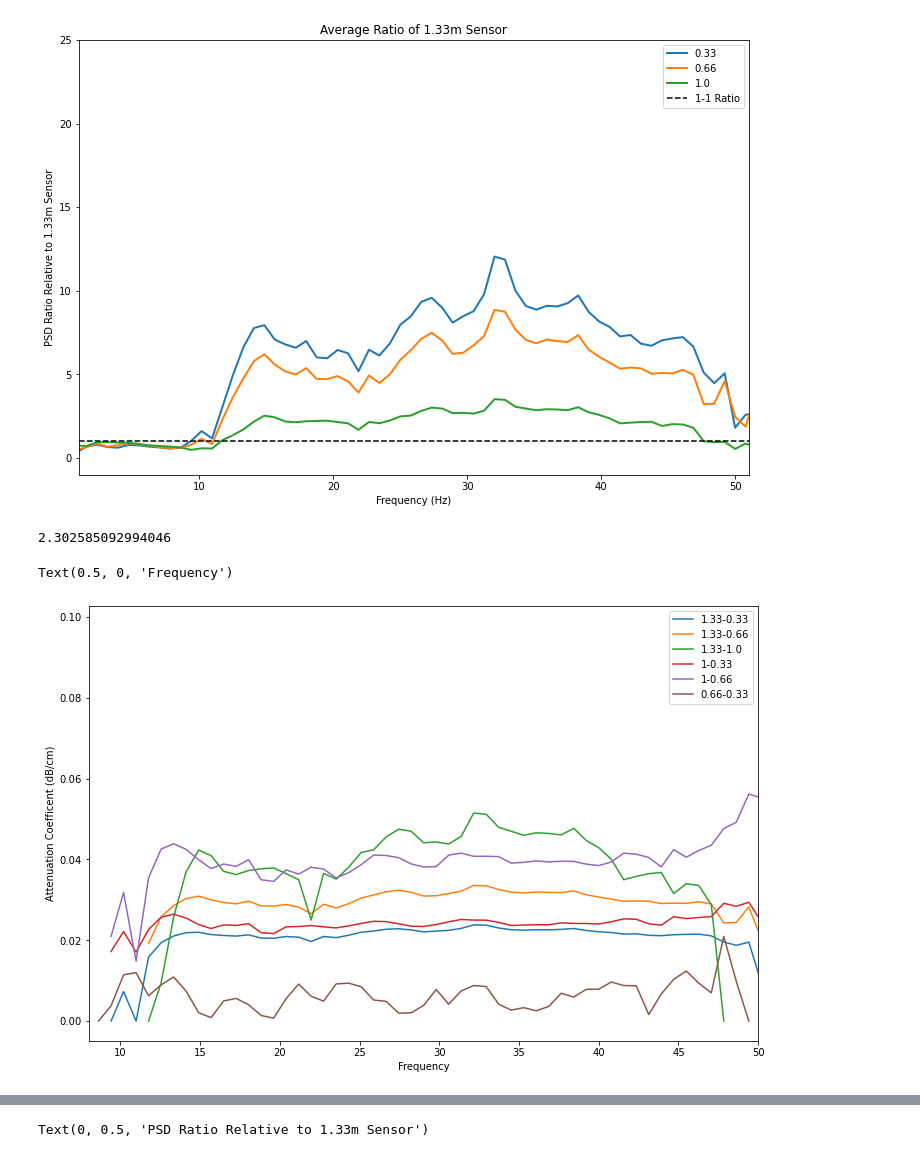
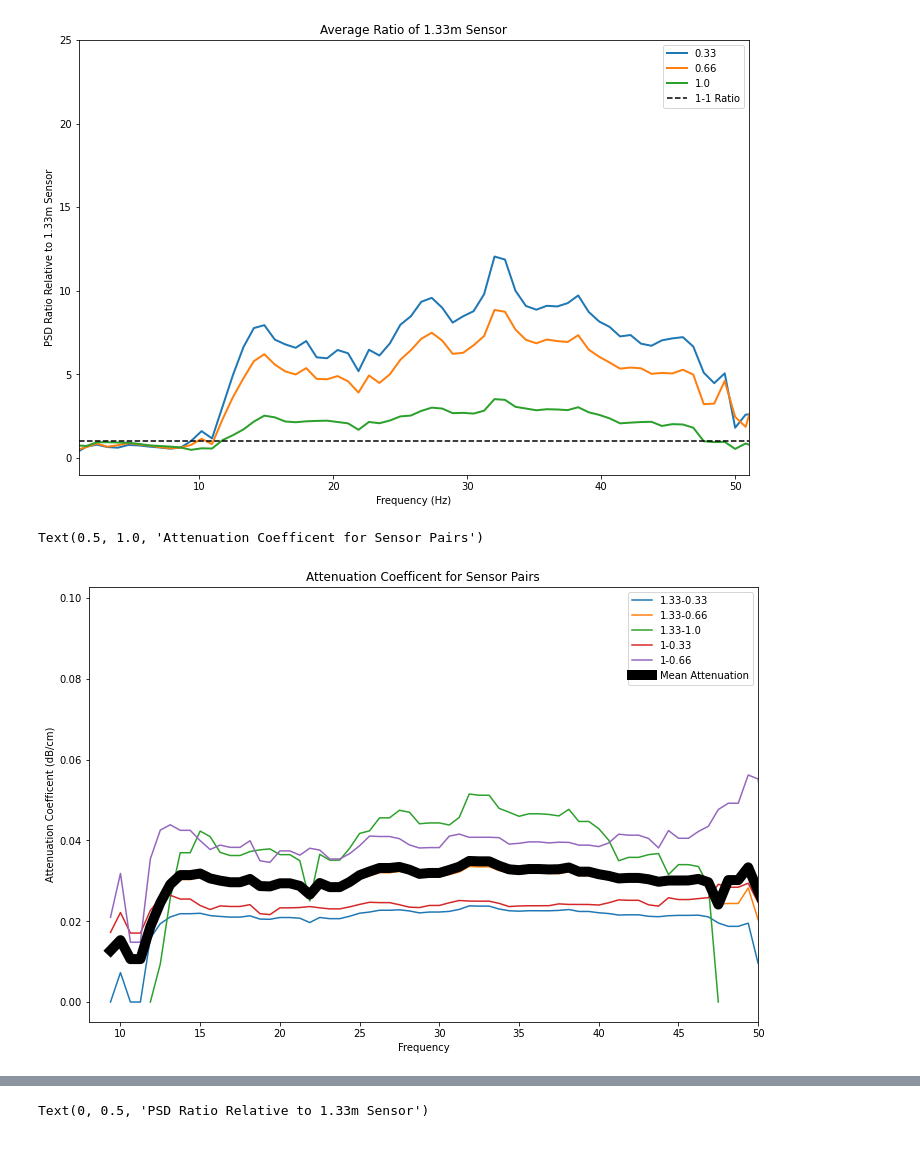
Before and after one commit to ZachHoppinen/infrasound-snow-attenuation, a Jupyter notebook: src/eq_analysis/PSD.ipynb, the cells around one changed output, grey strips where cells are left out. Drawn from its saved outputs; the diff is of its cells as text; code cells hidden in the pictures.

Commit message:
attenuation coefficent figures

```diff
--- a/src/eq_analysis/PSD.ipynb
+++ b/src/eq_analysis/PSD.ipynb
@@ -190,10 +190,6 @@ legend._set_loc(legend._loc)
 legend.set_title(legend.get_title().get_text())
 # %% [output]
 [figure]
-# %%
-power2alpha(10, 1)
-# %% [output]
-2.302585092994046
 # %%
 import warnings
 warnings.filterwarnings("ignore")
@@ -215,14 +211,14 @@ comb = avg_Pxx- pre_avg_Pxx
 res = pd.DataFrame()
 
 ratio = comb[[0.33,0.66,1]].div(comb[1.33], axis = 0)
-for j, (i, r) in enumerate(ratio.loc[0:80].iterrows()):
+for j, (i, r) in enumerate(ratio.iterrows()):
     z = 1.33 - r.index.values
     co = v(r.values, z)
     co = co/100
     res = pd.concat([res,  pd.DataFrame(co, index= [f'1.33-{i}' for i in r.index], columns = [i]).T])
 
 ratio = comb[[0.33,0.66]].div(comb[1], axis = 0)
-for k, (i, r) in enumerate(ratio.loc[0:80].iterrows()):
+for k, (i, r) in enumerate(ratio.iterrows()):
     z = 1 - r.index.values
     co = v(r.values, z)
     co = co/100
@@ -230,20 +226,24 @@ for k, (i, r) in enumerate(ratio.loc[0:80].iterrows()):
         res.loc[i, f'1-{col_i}'] = co[m]
     # res = pd.concat([res,  pd.DataFrame(co, index= [f'1-{i}' for i in r.index], columns = [i]).T])
 
-ratio = comb[[0.33]].div(comb[0.66], axis = 0)
-for k, (i, r) in enumerate(ratio.loc[0:80].iterrows()):
-    z = 0.66 - r.index.values
-    co = v(r.values, z)
-    co = co/100
-    for m, col_i in enumerate(r.index):
-        res.loc[i, f'0.66-{col_i}'] = co[m]
+# ratio = comb[[0.33]].div(comb[0.66], axis = 0)
+# for k, (i, r) in enumerate(ratio.iterrows()):
+#     z = 0.66 - r.index.values
+#     co = v(r.values, z)
+#     co = co/100
+#     for m, col_i in enumerate(r.index):
+#         res.loc[i, f'0.66-{col_i}'] = co[m]
     # res = pd.concat([res,  pd.DataFrame(co, index= [f'1-{i}' for i in r.index], columns = [i]).T])
 # %%
+f, ax= plt.subplots()
 res[res<0] = 0
-res.reindex(np.linspace(0,80, len(res)), method = 'nearest').plot(figsize = (12,8))
+res.reindex(np.linspace(0,80, len(res)), method = 'nearest').plot(figsize = (12,8), ax = ax)
+res.mean(axis=1).reindex(np.linspace(0,80, len(res)), method = 'nearest').plot(figsize = (12,8), label = 'Mean Attenuation', ax = ax, color = 'black', linewidth = 10)
+plt.legend()
 plt.xlim(8,50)
 plt.ylabel('Attenuation Coefficent (dB/cm)')
 plt.xlabel('Frequency')
+plt.title('Attenuation Coefficent for Sensor Pairs')
 # %% [output]
-Text(0.5, 0, 'Frequency')
+Text(0.5, 1.0, 'Attenuation Coefficent for Sensor Pairs')
-[figure, old version]
+[figure, new version]
```
Also changed, not shown: parts of 2 cells of this notebook, 1 other file.
